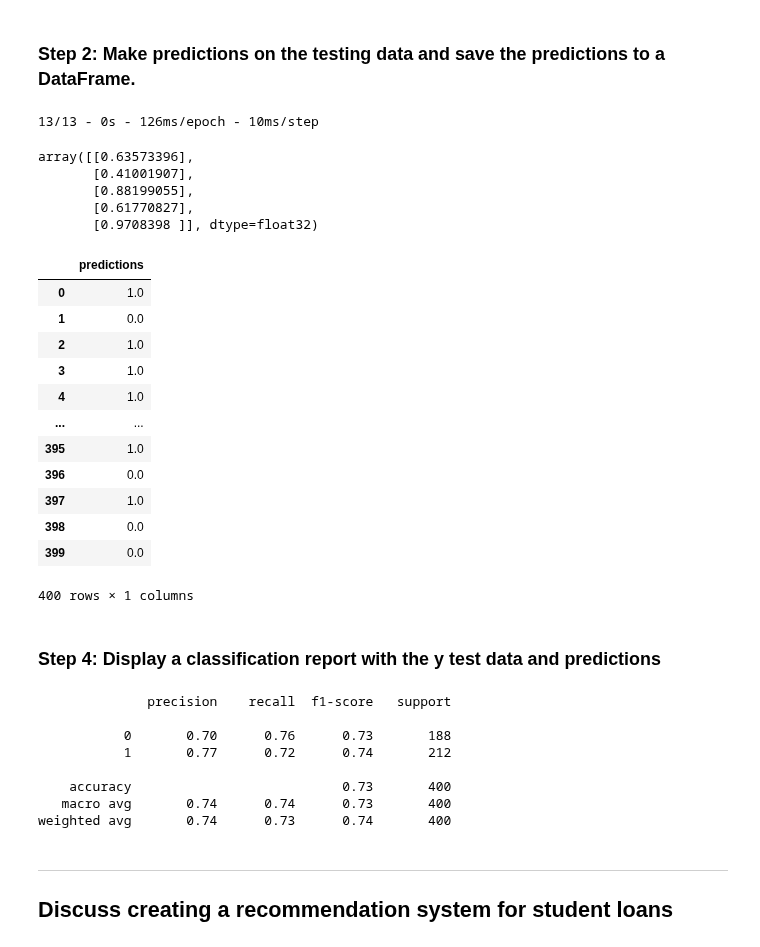
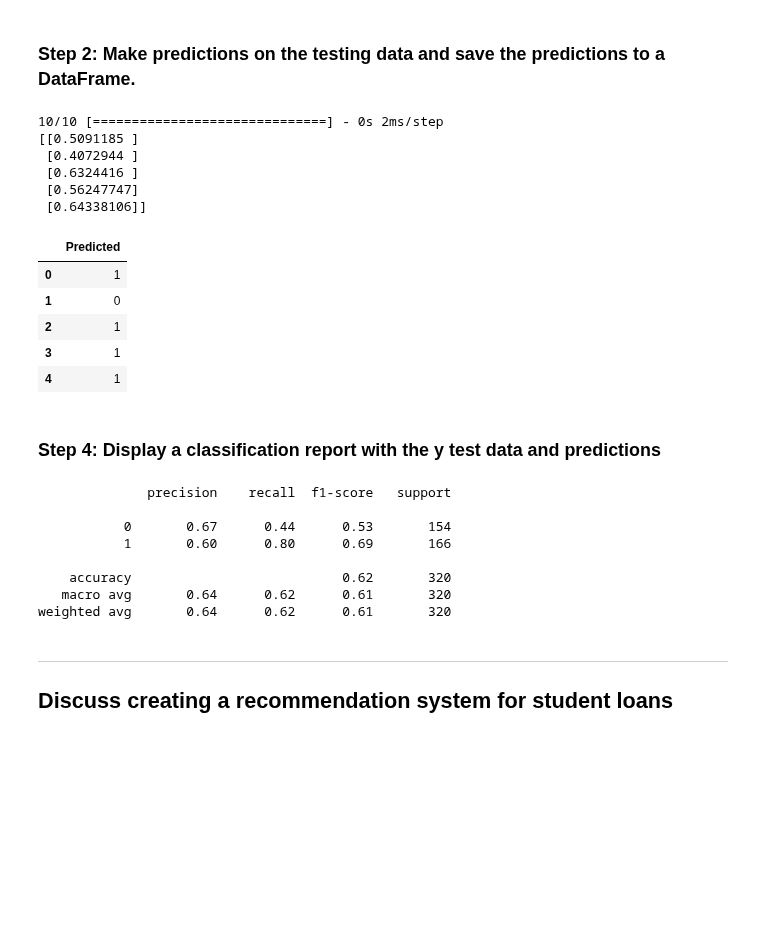
Before and after one commit to iabdullah42/neural-network-challenge-1, a Jupyter notebook: M18_Starter_Code/student_loans_with_deep_learning.ipynb, the cells around one changed output. Cells and saved outputs as stored; diff of their text form; code cells hidden in the pictures; blank space fills up the shorter version.

```diff
--- a/M18_Starter_Code/student_loans_with_deep_learning.ipynb
+++ b/M18_Starter_Code/student_loans_with_deep_learning.ipynb
@@ -66,7 +78,8 @@ array([0, 0, 0, 1, 0])
 # %%
 # Define features set X by selecting all columns but credit_ranking
-
+X = loans_df.drop(columns="credit_ranking")
 
 # Review the features DataFrame
+X
 # %% [output]
 |  | payment_history | location_parameter | stem_degree_score | gpa_ranking | alumni_success | study_major_code | ... |
@@ -80,6 +100,7 @@ array([0, 0, 0, 1, 0])
 # %%
 # Split the preprocessed data into a training and testing dataset
 # Assign the function a random_state equal to 1
+X_train, X_test, y_train, y_test = train_test_split(X, y, test_size=0.2, random_state=1)
 # %% [markdown]
 ### Step 4: Use scikit-learn's `StandardScaler` to scale the features data.
 # %%
@@ -190,52 +221,51 @@ Loss: 0.5049149394035339, Accuracy: 0.7350000143051147
 ### Step 1: Reload your saved model.
 # %%
 # Set the model's file path
-
+file_path = Path("student_loans.keras")
 
 # Load the model to a new object
+nn_imported = tf.keras.models.load_model(file_path)
 # %% [markdown]
 ### Step 2: Make predictions on the testing data and save the predictions to a DataFrame.
 # %%
 # Make predictions with the test data
-
+predictions = nn_imported.predict(X_test)
 
 # Display a sample of the predictions
+print(predictions[:5])
 # %% [output]
-13/13 - 0s - 126ms/epoch - 10ms/step
+10/10 [==============================] - 0s 2ms/step
+[[0.5091185 ]
+ [0.4072944 ]
+ [0.6324416 ]
+ [0.56247747]
+ [0.64338106]]
-array([[0.63573396],
-       [0.41001907],
-       [0.88199055],
-       [0.61770827],
-       [0.9708398 ]], dtype=float32)
 # %%
 # Save the predictions to a DataFrame and round the predictions to binary results
+rounded_predictions = predictions.round().astype(int)
+predictions_df = pd.DataFrame(rounded_predictions, columns=['Predicted'])
+predictions_df.head()
 # %% [output]
-|  | predictions |
-| 0 | 1.0 |
-| 1 | 0.0 |
-| 2 | 1.0 |
-| 3 | 1.0 |
-| 4 | 1.0 |
-| ... | ... |
-| 395 | 1.0 |
-| 396 | 0.0 |
-| 397 | 1.0 |
-| 398 | 0.0 |
-| 399 | 0.0 |
+|  | Predicted |
+| 0 | 1 |
+| 1 | 0 |
+| 2 | 1 |
+| 3 | 1 |
+| 4 | 1 |
-400 rows × 1 columns
 # %% [markdown]
 ### Step 4: Display a classification report with the y test data and predictions
 # %%
 # Print the classification report with the y test data and predictions
+print(classification_report(y_test, rounded_predictions))
 # %% [output]
               precision    recall  f1-score   support
 
-           0       0.70      0.76      0.73       188
-           1       0.77      0.72      0.74       212
+           0       0.67      0.44      0.53       154
+           1       0.60      0.80      0.69       166
 
-    accuracy                           0.73       400
-   macro avg       0.74      0.74      0.73       400
-weighted avg       0.74      0.73      0.74       400
+    accuracy                           0.62       320
+   macro avg       0.64      0.62      0.61       320
+weighted avg       0.64      0.62      0.61       320
 # %% [markdown]
 ---
 ## Discuss creating a recommendation system for student loans
```
Also changed, not shown: parts of 12 cells of this notebook.
